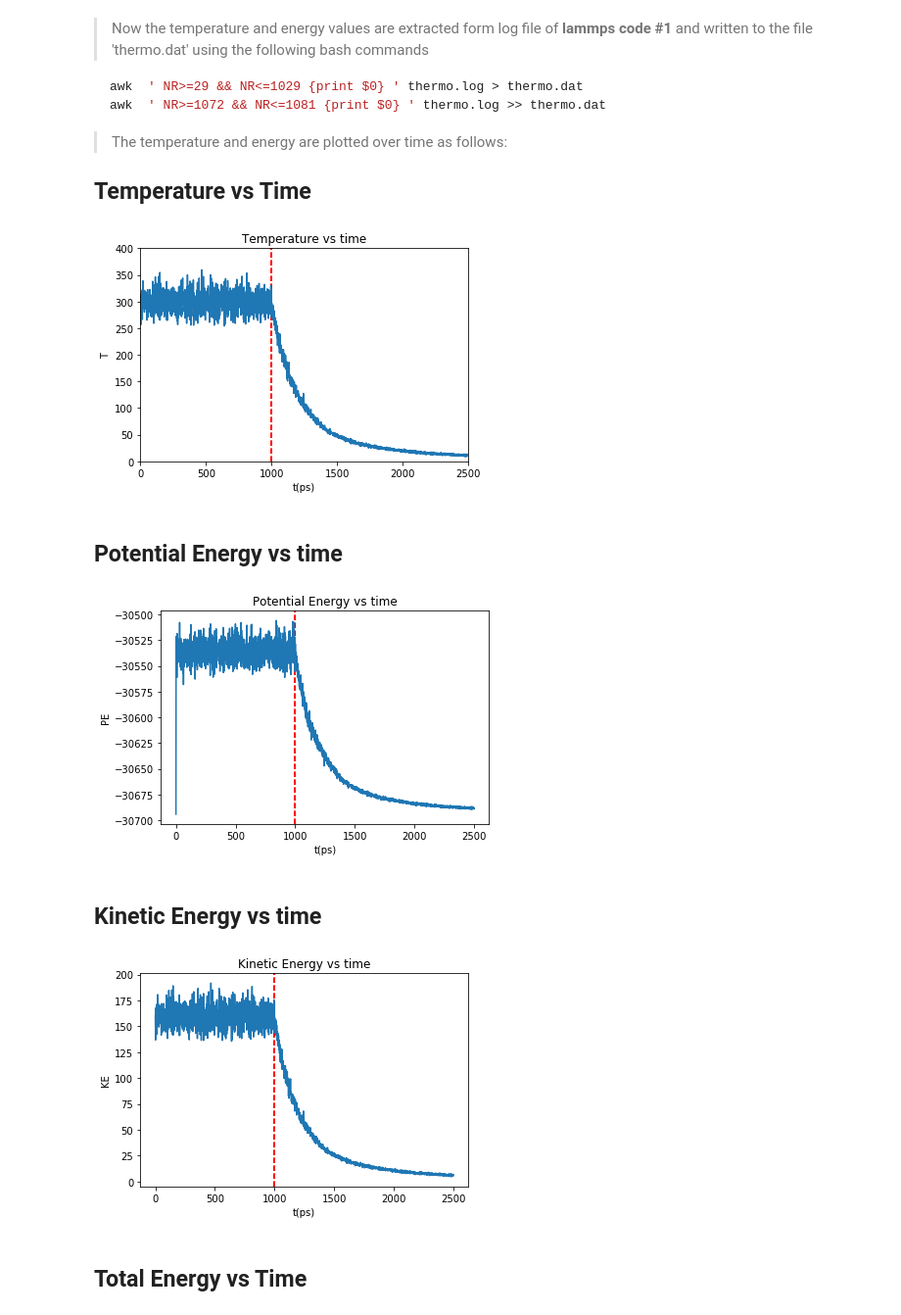
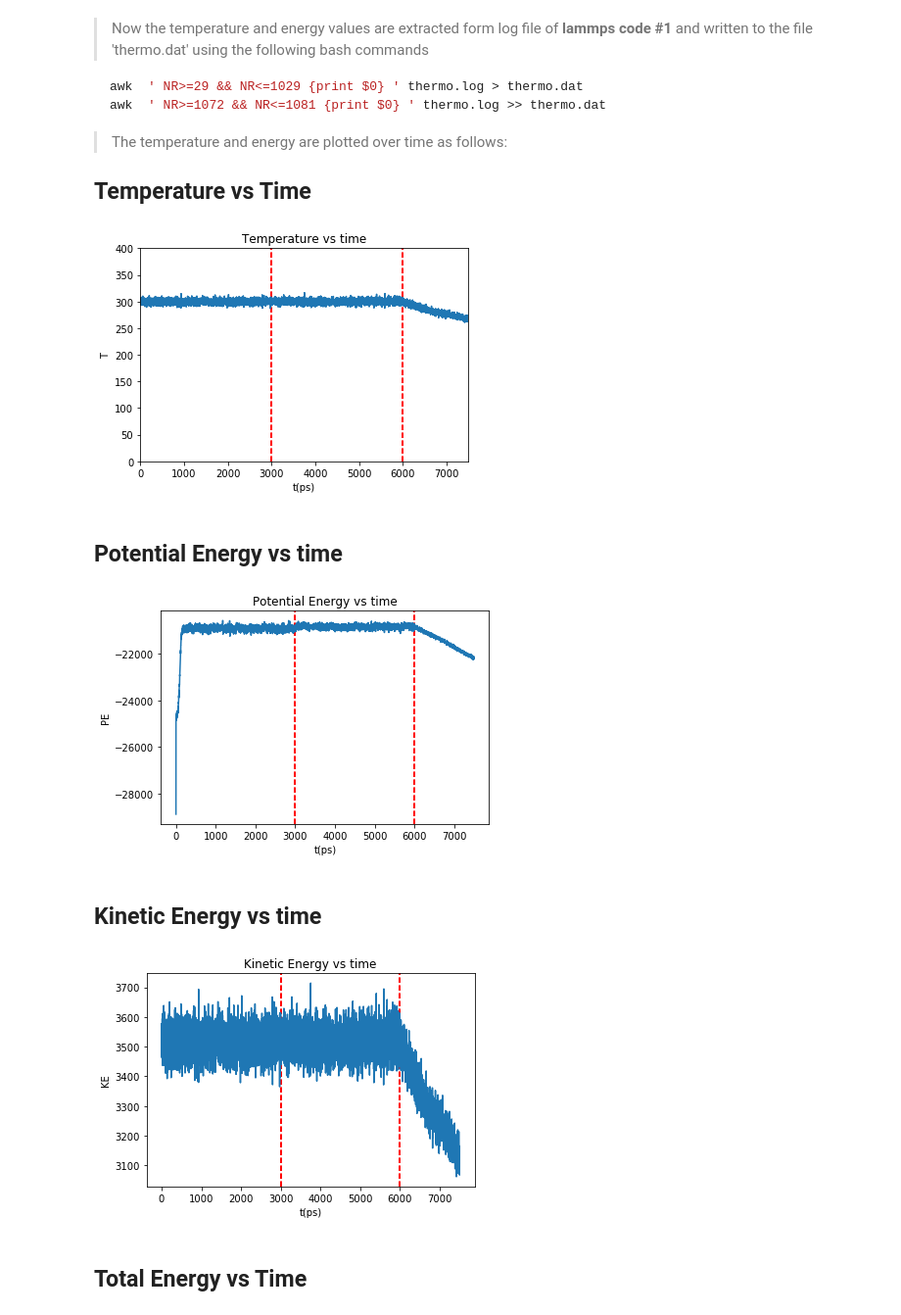
Before and after one commit to abhijithanandan/the-phonon-project, a Jupyter notebook: analysis/Phonon transport in Graphene.ipynb, the cells around one changed output. Shown at 98% size. Saved outputs shown, nothing was run; the diff lists cells and outputs as text; code cells hidden in the pictures.

Commit message:
sims with larger graphene

```diff
--- a/analysis/Phonon transport in Graphene.ipynb
+++ b/analysis/Phonon transport in Graphene.ipynb
@@ -153,16 +165,16 @@ data = np.loadtxt("thermo.dat")
 T = data[:,1]
 t = data[:,0]
 t = t/1000
-plt.axvline(x=1000, color = 'r', linewidth=2, linestyle='dashed')
-#plt.axvline(x=1500, color = 'r', linewidth=2, linestyle='dashed')
+plt.axvline(x=3000, color = 'r', linewidth=2, linestyle='dashed')
+plt.axvline(x=6000, color = 'r', linewidth=2, linestyle='dashed')
 plt.xlabel("t(ps)")
-plt.axis([0,2500,0,400])
+plt.axis([0,7500,0,400])
 plt.ylabel("T")
 plt.title("Temperature vs time")
 plt.plot(t,T)
 plt.show()
 # %% [output]
-[figure, old version]
+[figure, new version]
 # %% [markdown]
 ## Potential Energy vs time
 # %%
@@ -173,34 +185,34 @@ data = np.loadtxt("thermo.dat")
 PE = data[:,2]
 t = data[:,0]
 t = t/1000                                                          #converting time to ps
-plt.axvline(x=1000, color = 'r', linewidth=2, linestyle='dashed')
-#plt.axvline(x=1500, color = 'r', linewidth=2, linestyle='dashed')
+plt.axvline(x=3000, color = 'r', linewidth=2, linestyle='dashed')
+plt.axvline(x=6000, color = 'r', linewidth=2, linestyle='dashed')
 plt.xlabel("t(ps)")
 plt.ylabel("PE")
 plt.title("Potential Energy vs time")
 plt.plot(t,PE)
 plt.show()
 # %% [output]
-[figure, old version]
+[figure, new version]
 # %% [markdown]
 ## Kinetic Energy vs time
 # %%
 import matplotlib.pyplot as plt
 import numpy as np
 
 data = np.loadtxt("thermo.dat")
 KE = data[:,3]
 t = data[:,0]
 t = t/1000                                                          #converting time to ps
-plt.axvline(x=1000, color = 'r', linewidth=2, linestyle='dashed')
-#plt.axvline(x=1500, color = 'r', linewidth=2, linestyle='dashed')
+plt.axvline(x=3000, color = 'r', linewidth=2, linestyle='dashed')
+plt.axvline(x=6000, color = 'r', linewidth=2, linestyle='dashed')
 plt.xlabel("t(ps)")
 plt.ylabel("KE")
 plt.title("Kinetic Energy vs time")
 plt.plot(t,KE)
 plt.show()
 # %% [output]
-[figure, old version]
+[figure, new version]
 # %% [markdown]
 ## Total Energy vs Time
 # %%
```
Also changed, not shown: parts of 3 cells of this notebook, 15 other files.
